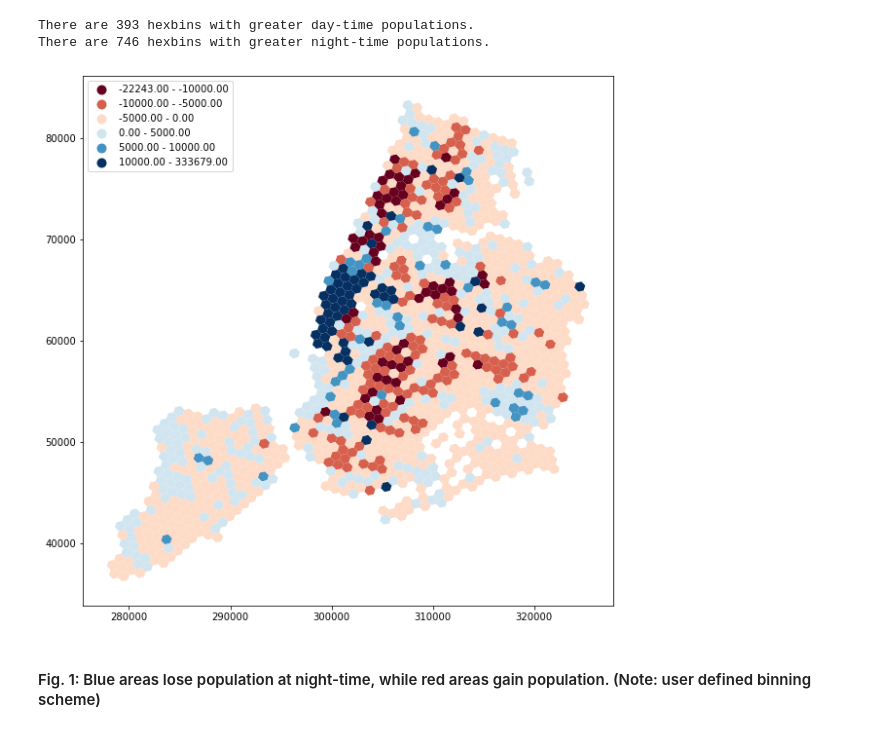
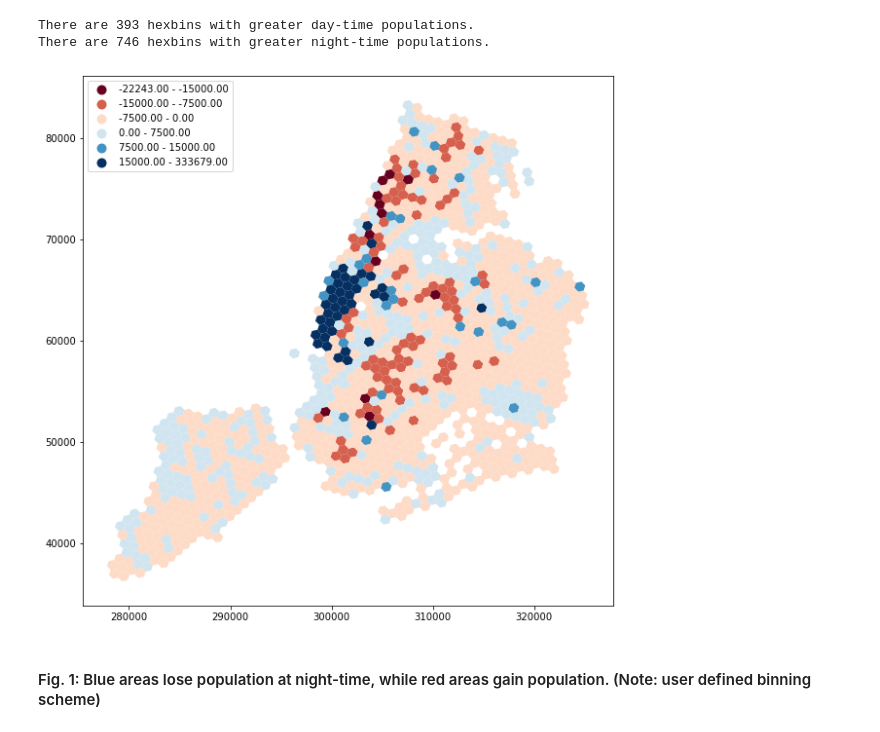
Before and after one commit to nlicalzi/mapping_nighttime_mobility, a Jupyter notebook: notebooks/population_exploration.ipynb, the cells around one changed output. Drawn from its saved outputs; the diff is of its cells as text; code cells hidden in the pictures.

```diff
--- a/notebooks/population_exploration.ipynb
+++ b/notebooks/population_exploration.ipynb
@@ -103,15 +103,15 @@ There are 746 hexbins with greater night-time populations.
 # %%
 fig, ax = plt.subplots(1, 1, figsize=(10,10))
 
 pop_hexes.plot(column='day_night_delta',
          ax=ax,
          cmap='RdBu',
          scheme='userdefined',                                          # USER DEFINED BINNING SCHEME
-         classification_kwds={'bins':[-10000, -5000, 0, 5000, 10000]},  # USER DEFINED BINNING SCHEME
+         classification_kwds={'bins':[-15000, -7500, 0, 7500, 15000]},  # USER DEFINED BINNING SCHEME
          legend=True,
          legend_kwds={'loc': 'upper left'});
 # %% [output]
-[figure, old version]
+[figure, new version]
 # %% [markdown]
 #### Fig. 1: Blue areas lose population at night-time, while red areas gain population. (Note: user defined binning scheme)
 # %%
```
Also changed, not shown: 2 other files.
